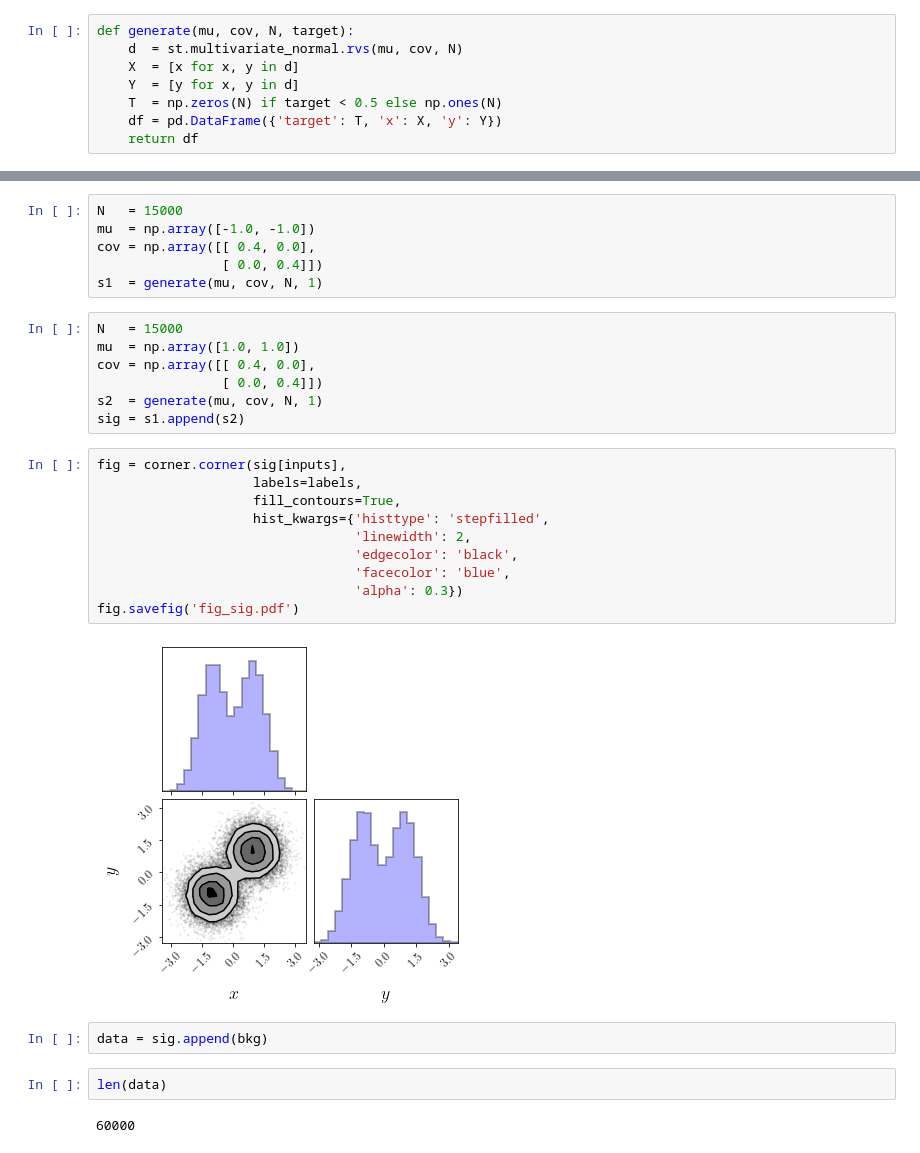
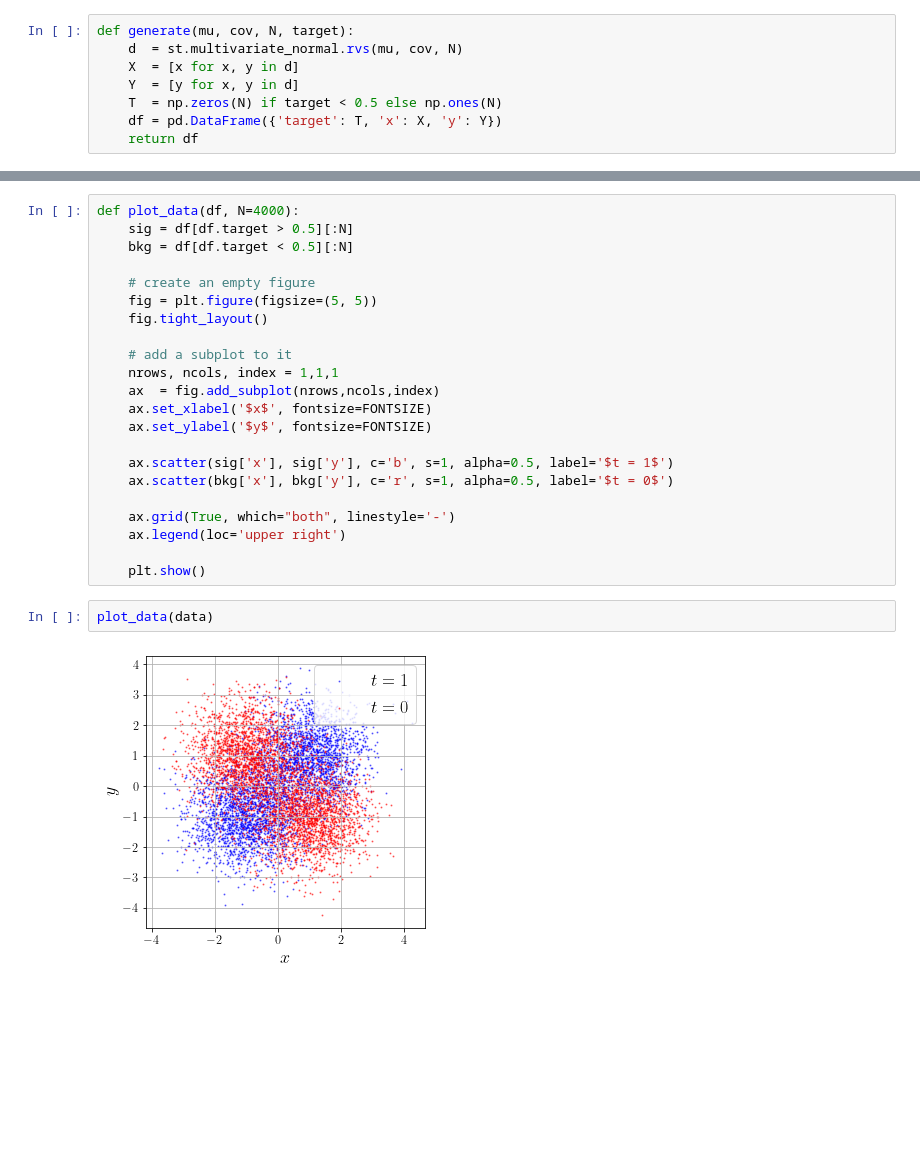
Before and after one commit to hbprosper/mlpracticum, a Jupyter notebook: 00_generate_data.ipynb, the cells around one changed output, grey strips where cells are left out. Drawn from its saved outputs; the diff is of its cells as text; blank space fills up the shorter version.

```diff
--- a/00_generate_data.ipynb
+++ b/00_generate_data.ipynb
@@ -61,31 +98,26 @@ fig.savefig('fig_bkg.pdf')
-# %%
-N   = 15000
-mu  = np.array([-1.0, -1.0])
-cov = np.array([[ 0.4, 0.0],
-                [ 0.0, 0.4]])
-s1  = generate(mu, cov, N, 1)
-# %%
-N   = 15000
-mu  = np.array([1.0, 1.0])
-cov = np.array([[ 0.4, 0.0],
-                [ 0.0, 0.4]])
-s2  = generate(mu, cov, N, 1)
-sig = s1.append(s2)
-# %%
-fig = corner.corner(sig[inputs],
-                    labels=labels,
-                    fill_contours=True,
-                    hist_kwargs={'histtype': 'stepfilled',
-                                 'linewidth': 2,
-                                 'edgecolor': 'black',
-                                 'facecolor': 'blue',
-                                 'alpha': 0.3})
-fig.savefig('fig_sig.pdf')
-# %% [output]
-[figure, removed]
-# %%
-data = sig.append(bkg)
+# %%
+def plot_data(df, N=4000):
+    sig = df[df.target > 0.5][:N]
+    bkg = df[df.target < 0.5][:N]
+
+    # create an empty figure
+    fig = plt.figure(figsize=(5, 5))
+    fig.tight_layout()
+
+    # add a subplot to it
+    nrows, ncols, index = 1,1,1
+    ax  = fig.add_subplot(nrows,ncols,index)
+    ax.set_xlabel('$x$', fontsize=FONTSIZE)
+    ax.set_ylabel('$y$', fontsize=FONTSIZE)
+
+    ax.scatter(sig['x'], sig['y'], c='b', s=1, alpha=0.5, label='$t = 1$')
+    ax.scatter(bkg['x'], bkg['y'], c='r', s=1, alpha=0.5, label='$t = 0$')
+
+    ax.grid(True, which="both", linestyle='-')
+    ax.legend(loc='upper right')
+
+    plt.show()
 # %%
-len(data)
+plot_data(data)
 # %% [output]
-60000
+[figure, added]
```
Also changed, not shown: parts of 20 cells of this notebook, 7 other files.
